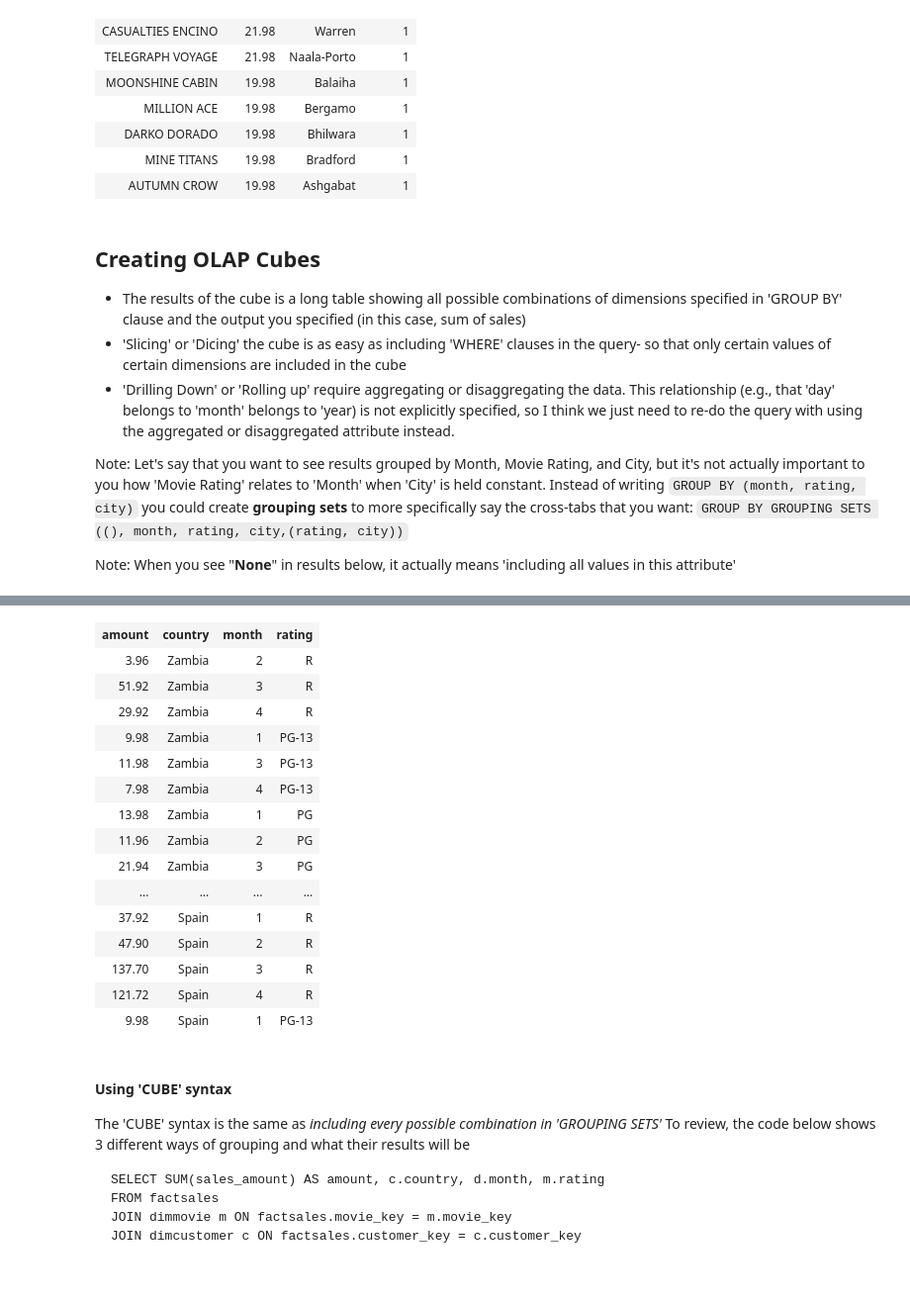
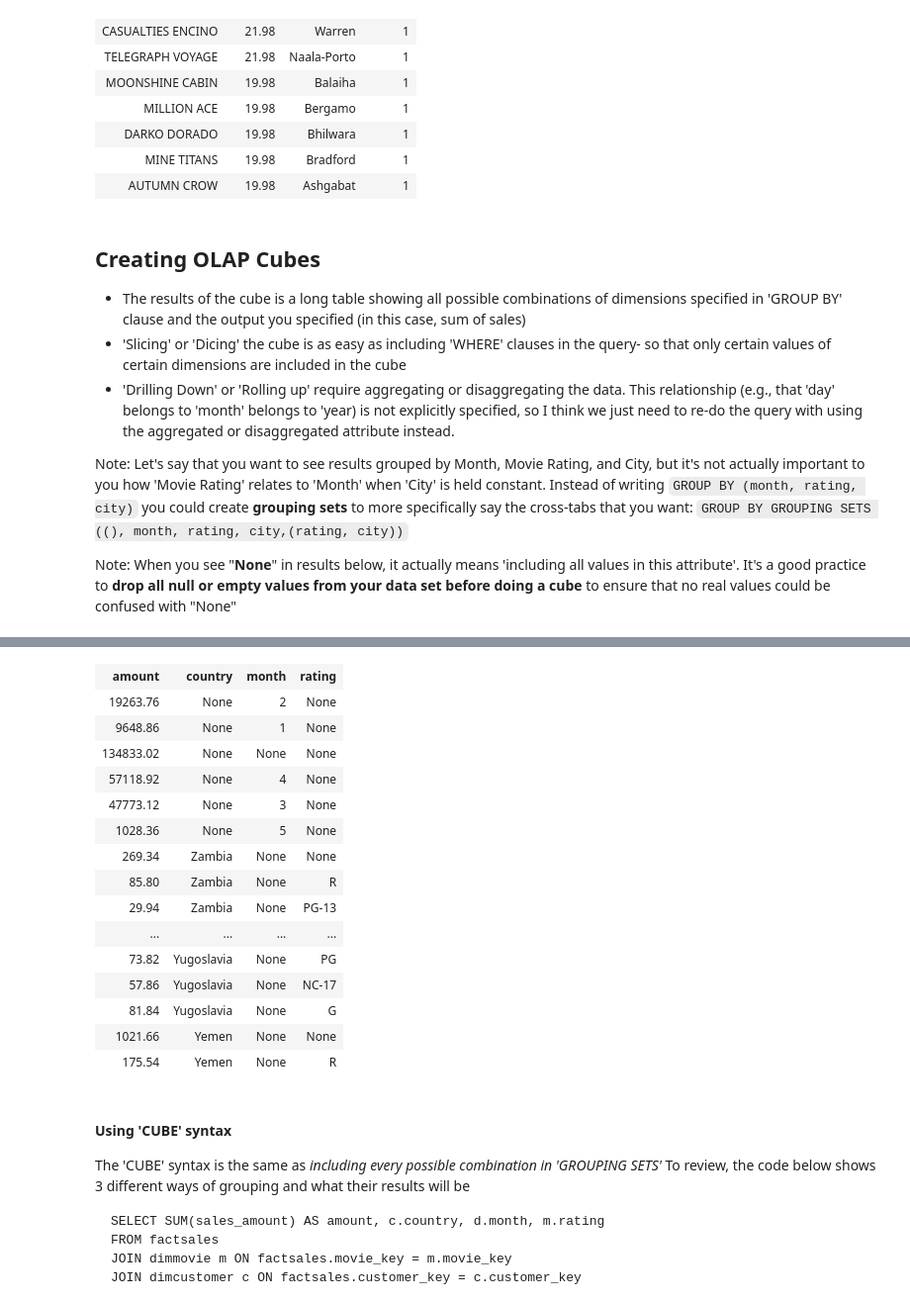
Before and after one commit to kstine93/Course_DataEngineeringUdacity, a Jupyter notebook: 03_DataWarehouses/Adv_PythonSQL.ipynb, the cells around one changed output, grey strips where cells are left out. Shown at 99% size. Drawn from its saved outputs; the diff is of its cells as text; code cells hidden in the pictures; blank space fills up the shorter version.

Commit message:
Final notes on data warehousing lesson

```diff
--- a/03_DataWarehouses/Adv_PythonSQL.ipynb
+++ b/03_DataWarehouses/Adv_PythonSQL.ipynb
@@ -431,7 +431,7 @@ Note:
 Let's say that you want to see results grouped by Month, Movie Rating, and City, but it's not actually important to you how 'Movie Rating' relates to 'Month' when 'City' is held constant. Instead of writing `GROUP BY (month, rating, city)` you could create **grouping sets** to more specifically say the cross-tabs that you want:
 `GROUP BY GROUPING SETS ((), month, rating, city,(rating, city))`
 
-Note: When you see "**None**" in results below, it actually means 'including all values in this attribute'
+Note: When you see "**None**" in results below, it actually means 'including all values in this attribute'. It's a good practice to **drop all null or empty values from your data set before doing a cube** to ensure that no real values could be confused with "None"
 # %%
 %%time
 %%sql
@@ -440,7 +440,8 @@ FROM factsales
 JOIN dimmovie m ON factsales.movie_key = m.movie_key
 JOIN dimcustomer c ON factsales.customer_key = c.customer_key
 JOIN dimdate d ON factsales.date_key = d.date_key
---GROUP BY GROUPING SETS ((), c.country, d.month,(c.country, m.rating))
-ORDER BY c.country DESC, m.rating DESC;
+GROUP BY GROUPING SETS ((), c.country, d.month,(c.country, m.rating))
+ORDER BY c.country DESC, m.rating DESC
+LIMIT 20;
 # %% [output]
  * postgresql://basic_user:***@127.0.0.1:5432/pagila
@@ -450,19 +451,19 @@ Wall time: 98.4 ms
 | amount | country | month | rating |
-| 3.96 | Zambia | 2 | R |
-| 51.92 | Zambia | 3 | R |
-| 29.92 | Zambia | 4 | R |
-| 9.98 | Zambia | 1 | PG-13 |
-| 11.98 | Zambia | 3 | PG-13 |
-| 7.98 | Zambia | 4 | PG-13 |
-| 13.98 | Zambia | 1 | PG |
-| 11.96 | Zambia | 2 | PG |
-| 21.94 | Zambia | 3 | PG |
+| 19263.76 | None | 2 | None |
+| 9648.86 | None | 1 | None |
+| 134833.02 | None | None | None |
+| 57118.92 | None | 4 | None |
+| 47773.12 | None | 3 | None |
+| 1028.36 | None | 5 | None |
+| 269.34 | Zambia | None | None |
+| 85.80 | Zambia | None | R |
+| 29.94 | Zambia | None | PG-13 |
 | ... | ... | ... | ... |
-| 37.92 | Spain | 1 | R |
-| 47.90 | Spain | 2 | R |
-| 137.70 | Spain | 3 | R |
-| 121.72 | Spain | 4 | R |
-| 9.98 | Spain | 1 | PG-13 |
+| 73.82 | Yugoslavia | None | PG |
+| 57.86 | Yugoslavia | None | NC-17 |
+| 81.84 | Yugoslavia | None | G |
+| 1021.66 | Yemen | None | None |
+| 175.54 | Yemen | None | R |
 # %% [markdown]
 #### Using 'CUBE' syntax
 The 'CUBE' syntax is the same as *including every possible combination in 'GROUPING SETS'*
```
Also changed, not shown: parts of 1 cell of this notebook, 1 other file.
